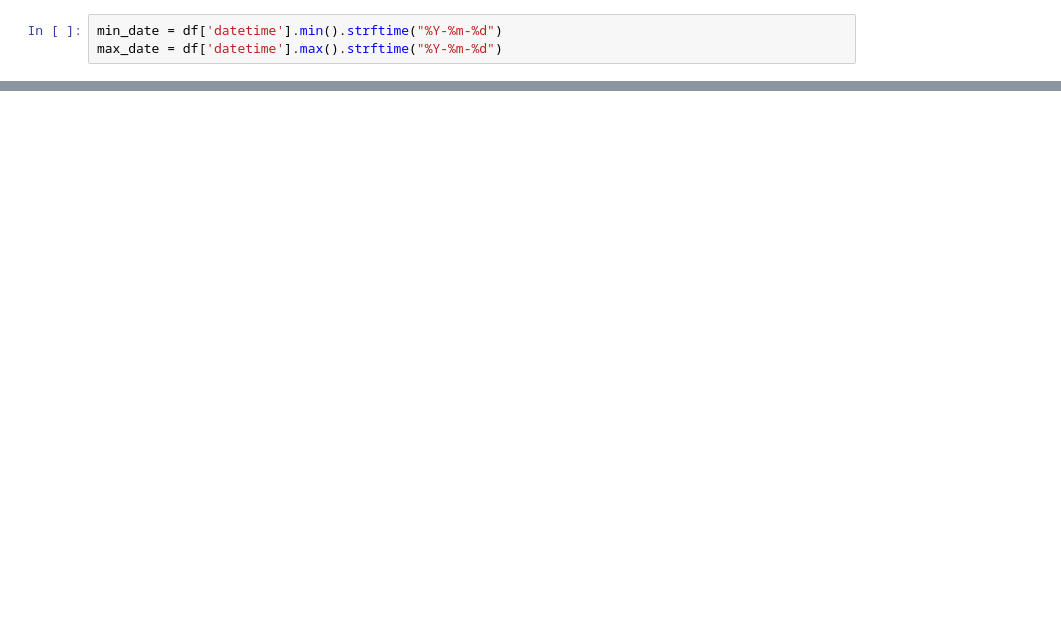
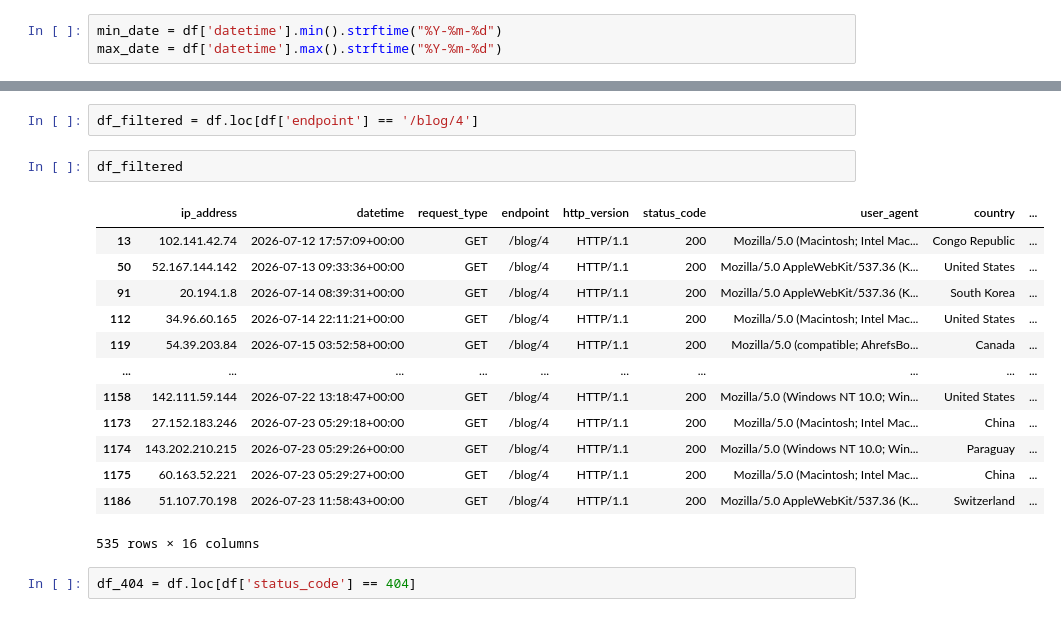
Before and after one commit to philiplessner/LogFileAnalysis, a Jupyter notebook: analysis.ipynb, the cells around one changed output, grey strips where cells are left out. Saved outputs shown, nothing was run; the diff lists cells and outputs as text; blank space fills up the shorter version.

```diff
--- a/analysis.ipynb
+++ b/analysis.ipynb
@@ -76,0 +71,20 @@ df_SG
+# %%
+df_filtered = df.loc[df['endpoint'] == '/blog/4']
+# %%
+df_filtered
+# %% [output]
+|  | ip_address | datetime | request_type | endpoint | http_version | status_code | user_agent | country | ... |
+| 13 | 102.141.42.74 | 2026-07-12 17:57:09+00:00 | GET | /blog/4 | HTTP/1.1 | 200 | Mozilla/5.0 (Macintosh; Intel Mac... | Congo Republic | ... |
+| 50 | 52.167.144.142 | 2026-07-13 09:33:36+00:00 | GET | /blog/4 | HTTP/1.1 | 200 | Mozilla/5.0 AppleWebKit/537.36 (K... | United States | ... |
+| 91 | 20.194.1.8 | 2026-07-14 08:39:31+00:00 | GET | /blog/4 | HTTP/1.1 | 200 | Mozilla/5.0 AppleWebKit/537.36 (K... | South Korea | ... |
+| 112 | 34.96.60.165 | 2026-07-14 22:11:21+00:00 | GET | /blog/4 | HTTP/1.1 | 200 | Mozilla/5.0 (Macintosh; Intel Mac... | United States | ... |
+| 119 | 54.39.203.84 | 2026-07-15 03:52:58+00:00 | GET | /blog/4 | HTTP/1.1 | 200 | Mozilla/5.0 (compatible; AhrefsBo... | Canada | ... |
+| ... | ... | ... | ... | ... | ... | ... | ... | ... | ... |
+| 1158 | 142.111.59.144 | 2026-07-22 13:18:47+00:00 | GET | /blog/4 | HTTP/1.1 | 200 | Mozilla/5.0 (Windows NT 10.0; Win... | United States | ... |
+| 1173 | 27.152.183.246 | 2026-07-23 05:29:18+00:00 | GET | /blog/4 | HTTP/1.1 | 200 | Mozilla/5.0 (Macintosh; Intel Mac... | China | ... |
+| 1174 | 143.202.210.215 | 2026-07-23 05:29:26+00:00 | GET | /blog/4 | HTTP/1.1 | 200 | Mozilla/5.0 (Windows NT 10.0; Win... | Paraguay | ... |
+| 1175 | 60.163.52.221 | 2026-07-23 05:29:27+00:00 | GET | /blog/4 | HTTP/1.1 | 200 | Mozilla/5.0 (Macintosh; Intel Mac... | China | ... |
+| 1186 | 51.107.70.198 | 2026-07-23 11:58:43+00:00 | GET | /blog/4 | HTTP/1.1 | 200 | Mozilla/5.0 AppleWebKit/537.36 (K... | Switzerland | ... |
+535 rows × 16 columns
+# %%
+df_404 = df.loc[df['status_code'] == 404]
```
Also changed, not shown: parts of 8 cells of this notebook.
